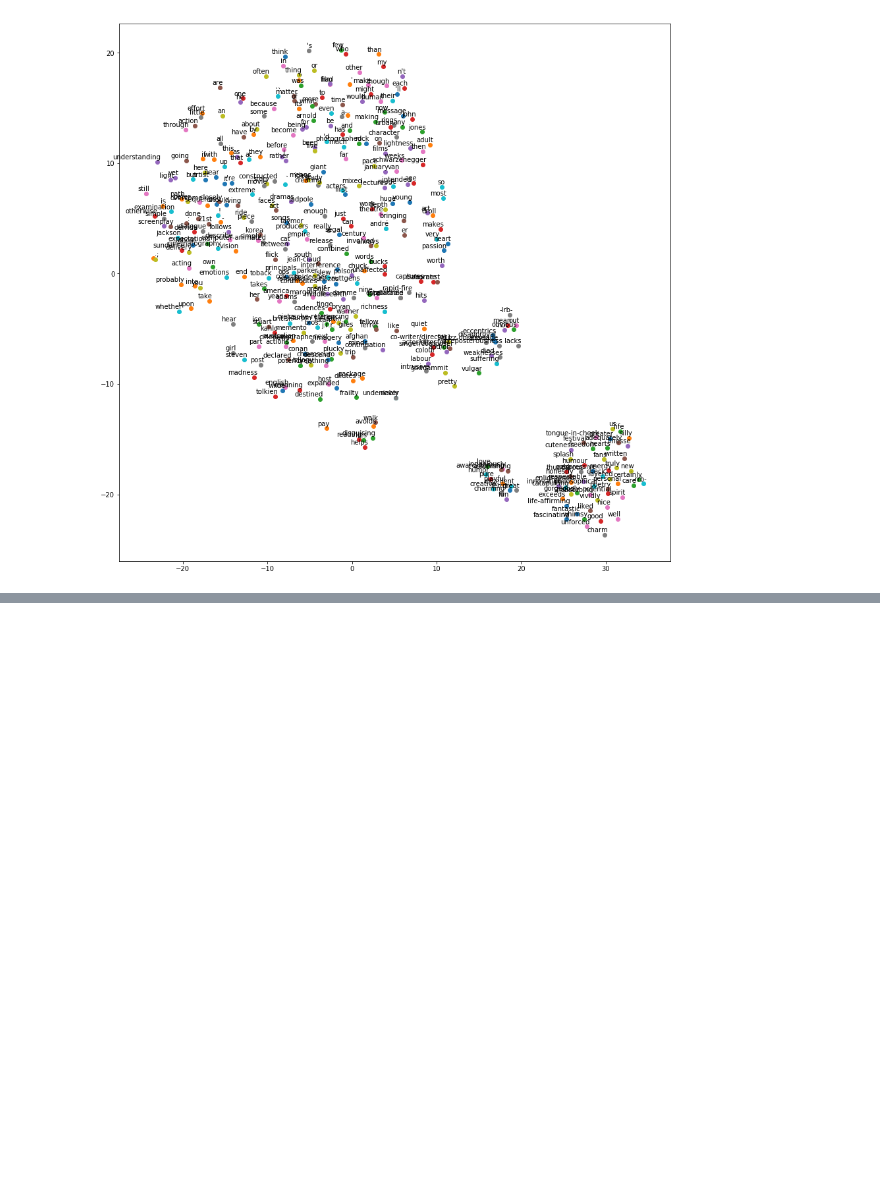
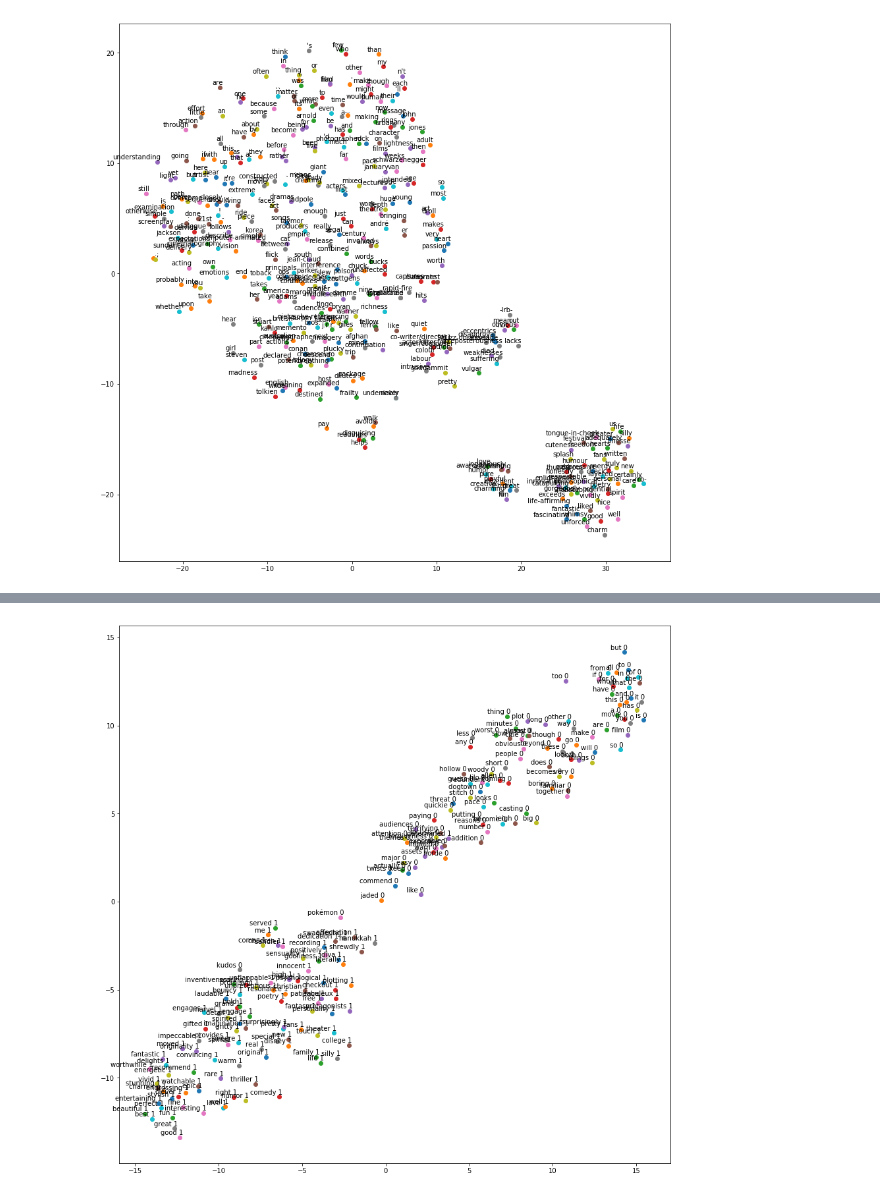
Before and after one commit to angelbeshirov/sent-analysis, a Jupyter notebook: RNTN/visual.ipynb, the cells around one changed output, grey strips where cells are left out. Drawn from its saved outputs; the diff is of its cells as text; code cells hidden in the pictures; blank space fills up the shorter version.

Commit message:
RNTN complete

```diff
--- a/RNTN/visual.ipynb
+++ b/RNTN/visual.ipynb
@@ -201,0 +205,3 @@ Closest 10 words to this vector are:
+# %%
+model_filename = "models/final-models/visual_model_sst2.pickle"
+model_sst2 = rntn.RNTN.load(model_filename)
@@ -201,0 +241,35 @@ Closest 10 words to this vector are:
+# %%
+positive_words_vectors = np.zeros((word_size,dim))
+negative_words_vectors = np.zeros((word_size,dim))
+
+embeddings = model_sst2.embedding.T
+
+norm = np.sqrt(np.sum(np.square(embeddings), 0, keepdims=True))
+normalized_embeddings = embeddings / norm
+
+for idx, positive_word in enumerate(positive_words):
+    if positive_word in model.dictionary:
+        positive_words_vectors[idx] = normalized_embeddings[model_sst2.dictionary[positive_word], :]
+
+for idx, negative_word in enumerate(negative_words):
+    if negative_word in model.dictionary:
+        negative_words_vectors[idx] = normalized_embeddings[model_sst2.dictionary[negative_word], :]
+
+embedvstack = np.vstack([positive_words_vectors, negative_words_vectors])
+# %%
+tsne = TSNE(perplexity=30, n_components=2, init='pca', n_iter=10000, method='exact')
+
+twod_embed_classes = tsne.fit_transform(embedvstack)
+
+words = []
+
+for pos_word in positive_words:
+    words.append(pos_word + " 1")
+
+for neg_word in negative_words:
+    words.append(neg_word + " 0")
+
+
+plot(twod_embed_classes, words)
+# %% [output]
+[figure, added]
```
Also changed, not shown: parts of 13 cells of this notebook, 52 other files.
